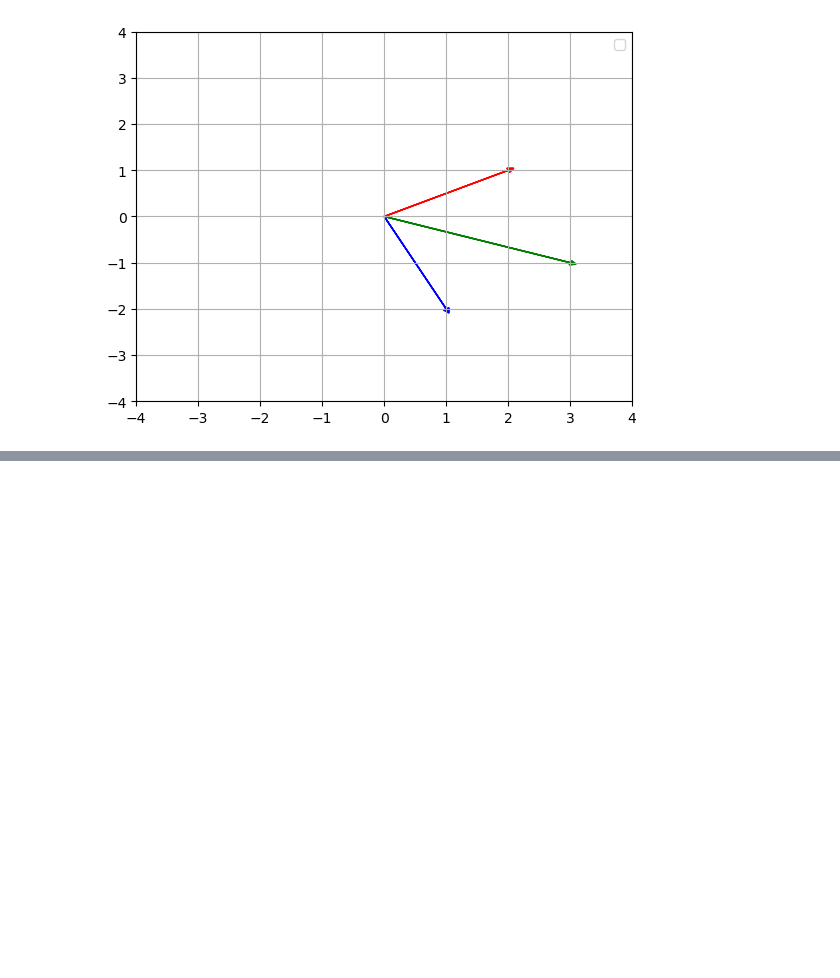
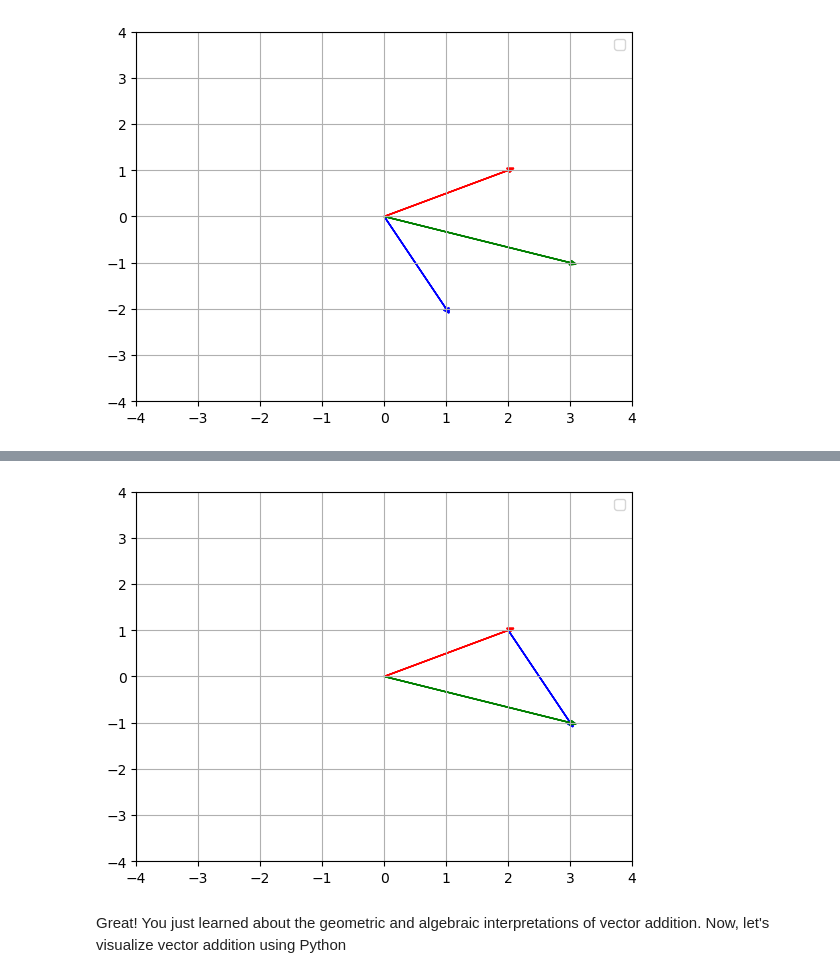
Before and after one commit to tbb3kernel/linear-algebra-mit-ocw-personal-note, a Jupyter notebook: python-code/lecture01.ipynb, the cells around one changed output, grey strips where cells are left out. Cells and saved outputs as stored; diff of their text form; code cells hidden in the pictures; blank space fills up the shorter version.

```diff
--- a/python-code/lecture01.ipynb
+++ b/python-code/lecture01.ipynb
@@ -291,0 +333,22 @@ plt.show()
+# %%
+base_arrow1 = plt.arrow(0, 0, col1[0], col1[1], head_width=0.1, head_length=0.1, fc='r', ec='r')
+extend_arrow2 = plt.arrow(col1[0], col1[1], col2[0], col2[1], head_width=0.1, head_length=0.1, fc='b', ec='b')
+# target_arrow remain unchanged
+# but we cannot use pyarrow in multiple plots
+target_arrow_repl = plt.arrow(0, 0, b[0], b[1], head_width=0.1, head_length=0.1, fc='g', ec='g')
+
+
+
+# plot the arrows
+plt.xlim(-4, 4)
+plt.ylim(-4, 4)
+plt.grid()
+plt.gca().add_patch(base_arrow1)
+plt.gca().add_patch(extend_arrow2)
+plt.gca().add_patch(target_arrow_repl)
+plt.legend()
+plt.show()
+# %% [output]
+[figure, added]
+# %% [markdown]
+Great! You just learned about the geometric and algebraic interpretations of vector addition. Now, let's visualize vector addition using Python
```
Also changed, not shown: parts of 2 cells of this notebook.
